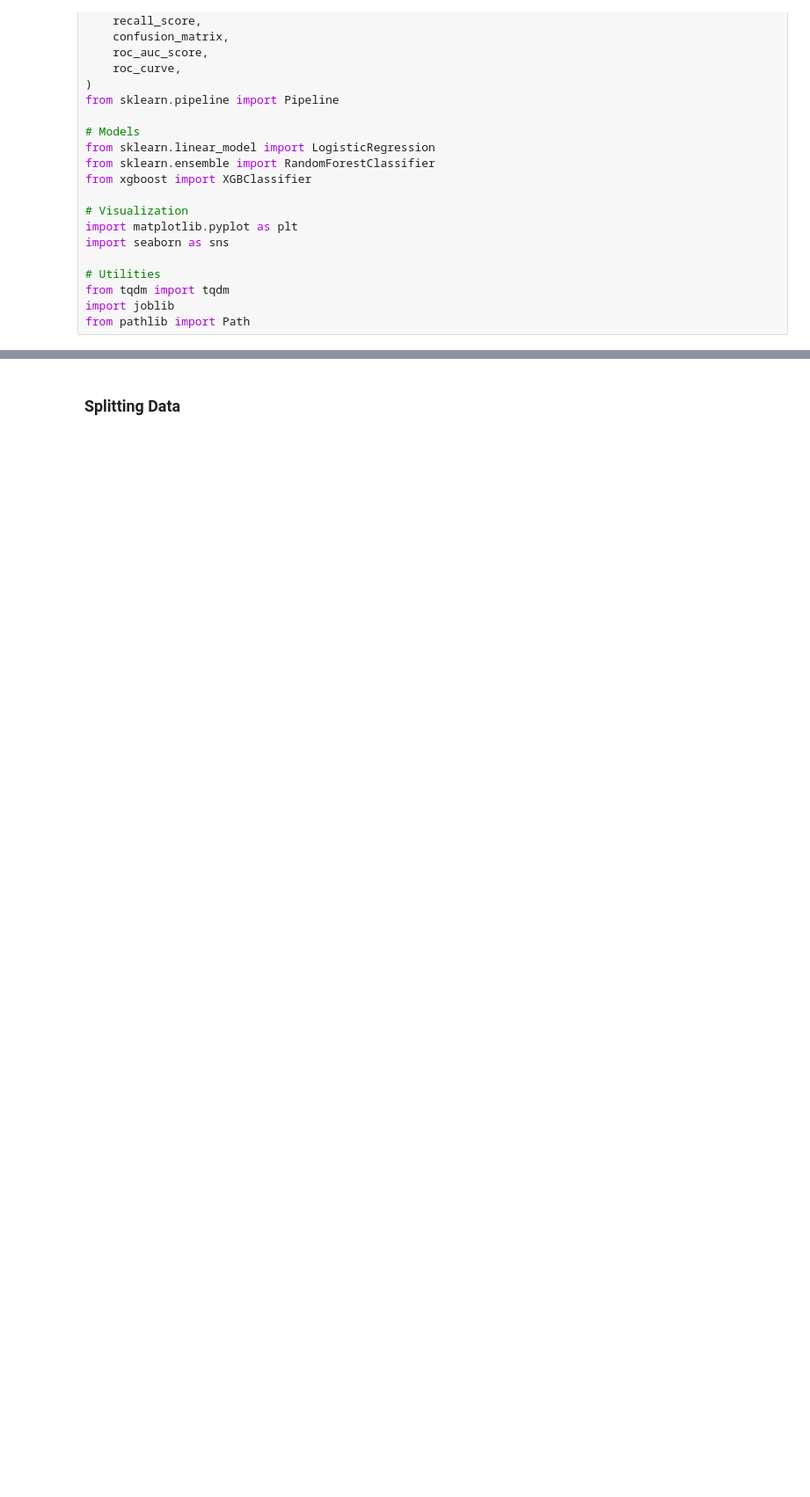
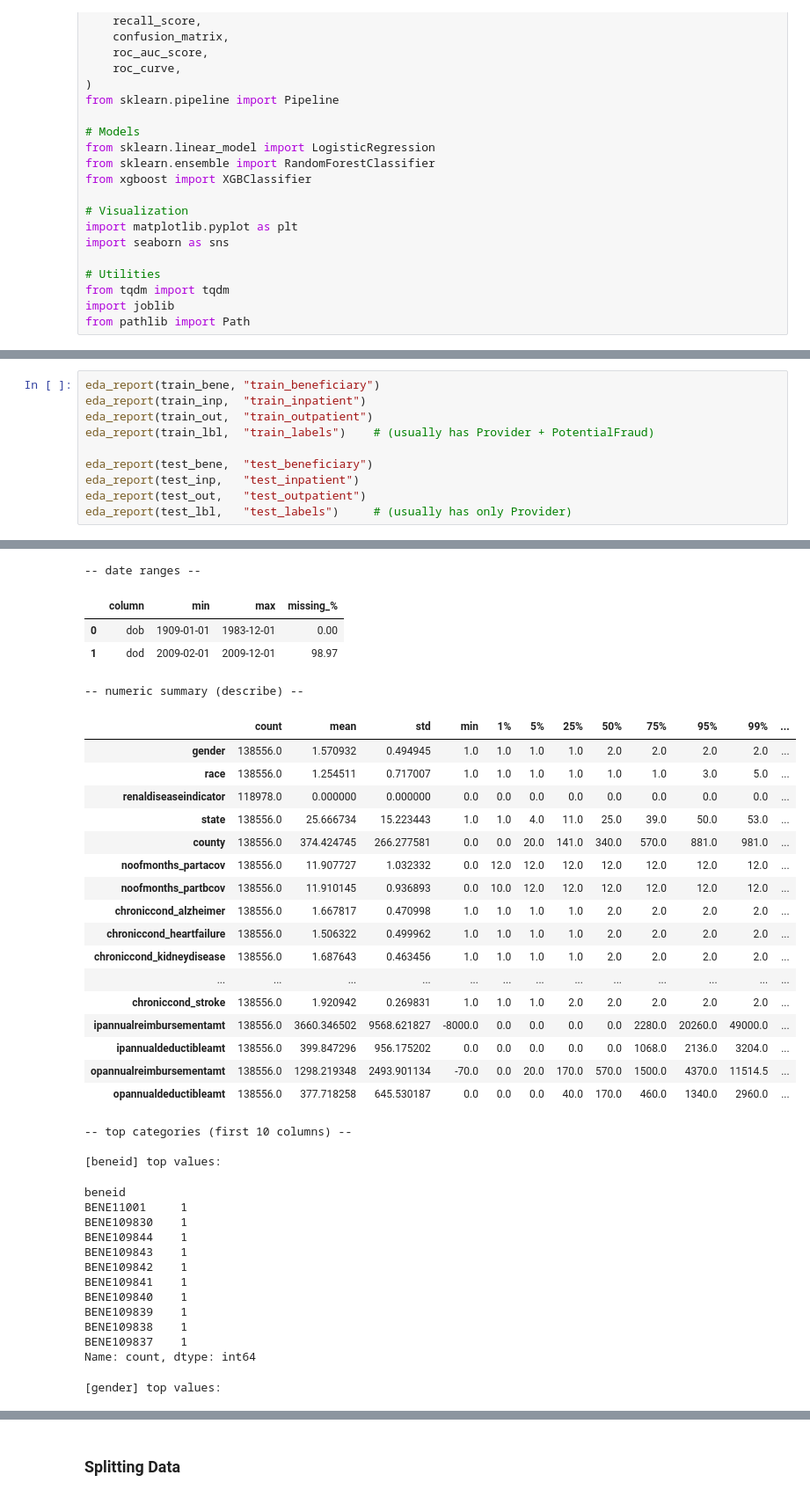
Before and after one commit to clarequek/insurance-fraud-machine-learning-model, a Jupyter notebook: Group_10_Notebook.ipynb, the cells around one changed output, grey strips where cells are left out. Shown at 88% size. Cells and saved outputs as stored; diff of their text form; blank space fills up the shorter version.

```diff
--- a/Group_10_Notebook.ipynb
+++ b/Group_10_Notebook.ipynb
@@ -266,0 +440,11 @@ test.to_csv("data/full_data_test.csv", index=False)
+# %%
+eda_report(train_bene, "train_beneficiary")
+eda_report(train_inp,  "train_inpatient")
+eda_report(train_out,  "train_outpatient")
+eda_report(train_lbl,  "train_labels")    # (usually has Provider + PotentialFraud)
+
+eda_report(test_bene,  "test_beneficiary")
+eda_report(test_inp,   "test_inpatient")
+eda_report(test_out,   "test_outpatient")
+eda_report(test_lbl,   "test_labels")     # (usually has only Provider)
+# %% [output]
@@ -266,0 +479,38 @@ test.to_csv("data/full_data_test.csv", index=False)
+-- date ranges --
+|  | column | min | max | missing_% |
+| 0 | dob | 1909-01-01 | 1983-12-01 | 0.00 |
+| 1 | dod | 2009-02-01 | 2009-12-01 | 98.97 |
+-- numeric summary (describe) --
+|  | count | mean | std | min | 1% | 5% | 25% | 50% | 75% | 95% | 99% | ... |
+| gender | 138556.0 | 1.570932 | 0.494945 | 1.0 | 1.0 | 1.0 | 1.0 | 2.0 | 2.0 | 2.0 | 2.0 | ... |
+| race | 138556.0 | 1.254511 | 0.717007 | 1.0 | 1.0 | 1.0 | 1.0 | 1.0 | 1.0 | 3.0 | 5.0 | ... |
+| renaldiseaseindicator | 118978.0 | 0.000000 | 0.000000 | 0.0 | 0.0 | 0.0 | 0.0 | 0.0 | 0.0 | 0.0 | 0.0 | ... |
+| state | 138556.0 | 25.666734 | 15.223443 | 1.0 | 1.0 | 4.0 | 11.0 | 25.0 | 39.0 | 50.0 | 53.0 | ... |
+| county | 138556.0 | 374.424745 | 266.277581 | 0.0 | 0.0 | 20.0 | 141.0 | 340.0 | 570.0 | 881.0 | 981.0 | ... |
+| noofmonths_partacov | 138556.0 | 11.907727 | 1.032332 | 0.0 | 12.0 | 12.0 | 12.0 | 12.0 | 12.0 | 12.0 | 12.0 | ... |
+| noofmonths_partbcov | 138556.0 | 11.910145 | 0.936893 | 0.0 | 10.0 | 12.0 | 12.0 | 12.0 | 12.0 | 12.0 | 12.0 | ... |
+| chroniccond_alzheimer | 138556.0 | 1.667817 | 0.470998 | 1.0 | 1.0 | 1.0 | 1.0 | 2.0 | 2.0 | 2.0 | 2.0 | ... |
+| chroniccond_heartfailure | 138556.0 | 1.506322 | 0.499962 | 1.0 | 1.0 | 1.0 | 1.0 | 2.0 | 2.0 | 2.0 | 2.0 | ... |
+| chroniccond_kidneydisease | 138556.0 | 1.687643 | 0.463456 | 1.0 | 1.0 | 1.0 | 1.0 | 2.0 | 2.0 | 2.0 | 2.0 | ... |
+| ... | ... | ... | ... | ... | ... | ... | ... | ... | ... | ... | ... | ... |
+| chroniccond_stroke | 138556.0 | 1.920942 | 0.269831 | 1.0 | 1.0 | 1.0 | 2.0 | 2.0 | 2.0 | 2.0 | 2.0 | ... |
+| ipannualreimbursementamt | 138556.0 | 3660.346502 | 9568.621827 | -8000.0 | 0.0 | 0.0 | 0.0 | 0.0 | 2280.0 | 20260.0 | 49000.0 | ... |
+| ipannualdeductibleamt | 138556.0 | 399.847296 | 956.175202 | 0.0 | 0.0 | 0.0 | 0.0 | 0.0 | 1068.0 | 2136.0 | 3204.0 | ... |
+| opannualreimbursementamt | 138556.0 | 1298.219348 | 2493.901134 | -70.0 | 0.0 | 20.0 | 170.0 | 570.0 | 1500.0 | 4370.0 | 11514.5 | ... |
+| opannualdeductibleamt | 138556.0 | 377.718258 | 645.530187 | 0.0 | 0.0 | 0.0 | 40.0 | 170.0 | 460.0 | 1340.0 | 2960.0 | ... |
+-- top categories (first 10 columns) --
+
+[beneid] top values:
+beneid
+BENE11001     1
+BENE109830    1
+BENE109844    1
+BENE109843    1
+BENE109842    1
+BENE109841    1
+BENE109840    1
+BENE109839    1
+BENE109838    1
+BENE109837    1
+Name: count, dtype: int64
+[gender] top values:
```
Also changed, not shown: parts of 31 cells of this notebook, 1 other file.
